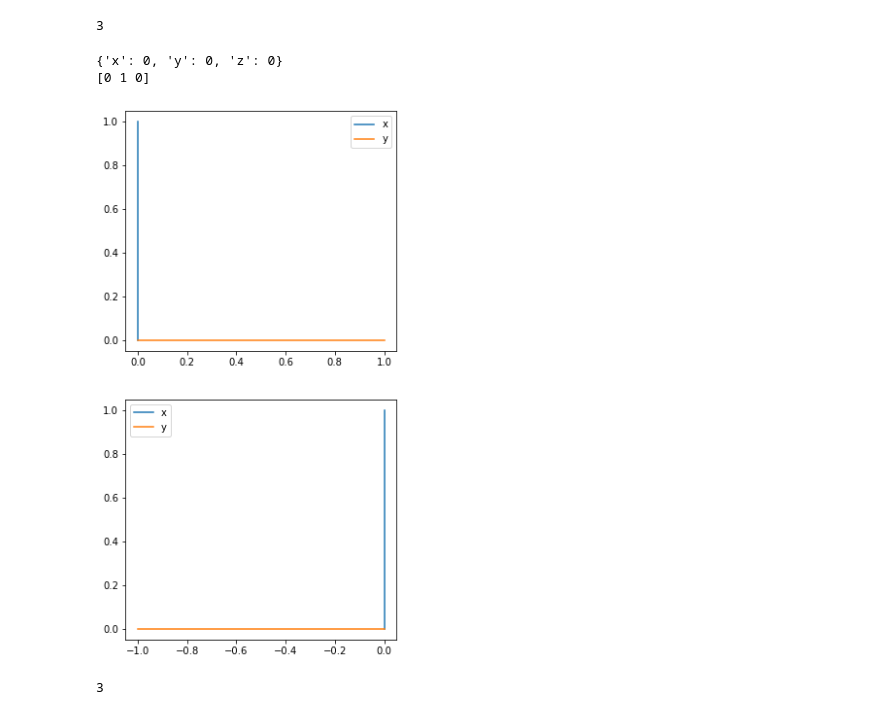
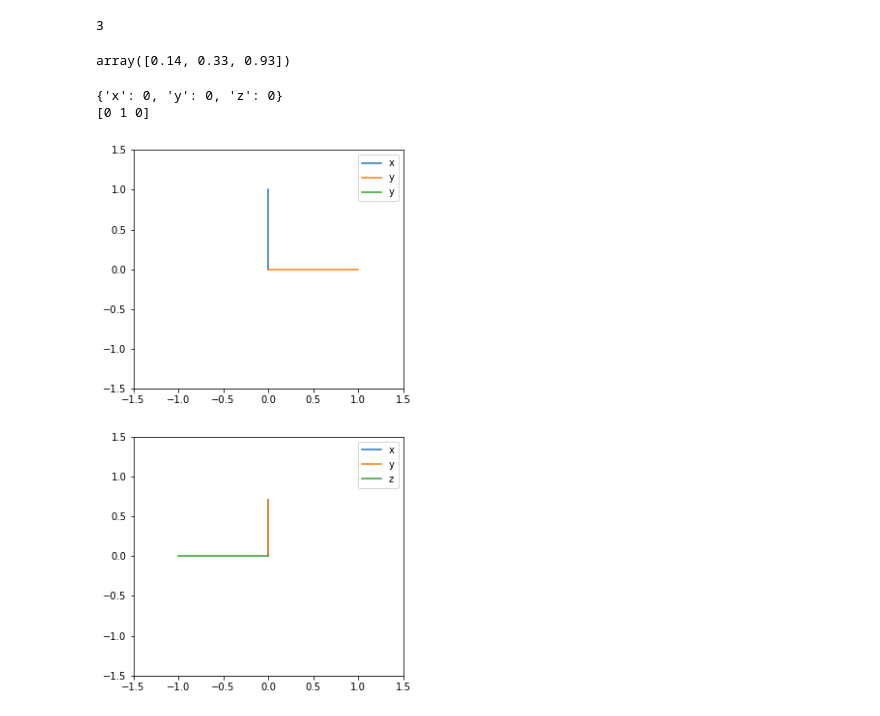
Before and after one commit to stefano-v37/engineering-toolbox, a Jupyter notebook: EngineeringToolbox/Robotics/develop/develop.ipynb, the cells around one changed output. Drawn from its saved outputs; the diff is of its cells as text; code cells hidden in the pictures.

Commit message:
debug rotation matrix - test 2/2

```diff
--- a/EngineeringToolbox/Robotics/develop/develop.ipynb
+++ b/EngineeringToolbox/Robotics/develop/develop.ipynb
@@ -146,42 +146,48 @@ sum(F_rot.axis['z'].vector.round(5) == [ 0.36295,  0.85846, -0.36236])
 3
 # %%
 import matplotlib.pyplot as plt
+# %%
+F_rot.axis['x'].vector.round(2)
+# %% [output]
+array([0.14, 0.33, 0.93])
 # %%
 F = Frame()
 F.init_origin(0,0,0)
 print(F.origin.position)
 
 F.init_axis((0,1,0),
             (1,0,0),
            (0,0,1))
 print(F.axis['x'].vector)
 
 Ox = F.origin.position['x']
 Oy = F.origin.position['y']
 
-rot = RotationMatrix(0,np.pi,0)
+rot = RotationMatrix(0, 0, np.pi/4)
+rot1 = RotationMatrix(0, np.pi/2, 0)
 
 from copy import deepcopy
 
 F_rot = deepcopy(F)
 
 F_rot.apply_rotation(rot)
+F_rot.apply_rotation(rot1)
 
 fig, (ax0, ax1) = plt.subplots(2,figsize=(5,10))
 ax0.plot([Ox,F.axis['x'].x],[Oy,F.axis['x'].y], label='x')
 ax0.plot([Ox,F.axis['y'].x],[Oy,F.axis['y'].y], label='y')
+ax0.plot([Ox,F.axis['z'].x],[Oy,F.axis['z'].y], label='y')
 ax0.legend()
 ax1.plot([Ox,F_rot.axis['x'].x],[Oy,F_rot.axis['x'].y], label='x')
 ax1.plot([Ox,F_rot.axis['y'].x],[Oy,F_rot.axis['y'].y], label='y')
+ax1.plot([Ox,F_rot.axis['z'].x],[Oy,F_rot.axis['z'].y], label='z')
 ax1.legend()
+ax0.set_xlim(-1.5,1.5)
+ax0.set_ylim(-1.5,1.5)
+ax1.set_xlim(-1.5,1.5)
+ax1.set_ylim(-1.5,1.5)
 plt.show()
 # %% [output]
 {'x': 0, 'y': 0, 'z': 0}
 [0 1 0]
-[figure, old version]
+[figure, new version]
-# %%
-sum(F_rot.axis['x'].vector.round(5) == [0,1,0])
-sum(F_rot.axis['y'].vector.round(5) == [-1,0,0])
-sum(F_rot.axis['z'].vector.round(5) == [0,0,-1])
-# %% [output]
-3
```
Also changed, not shown: parts of 4 cells of this notebook, 1 other file.
